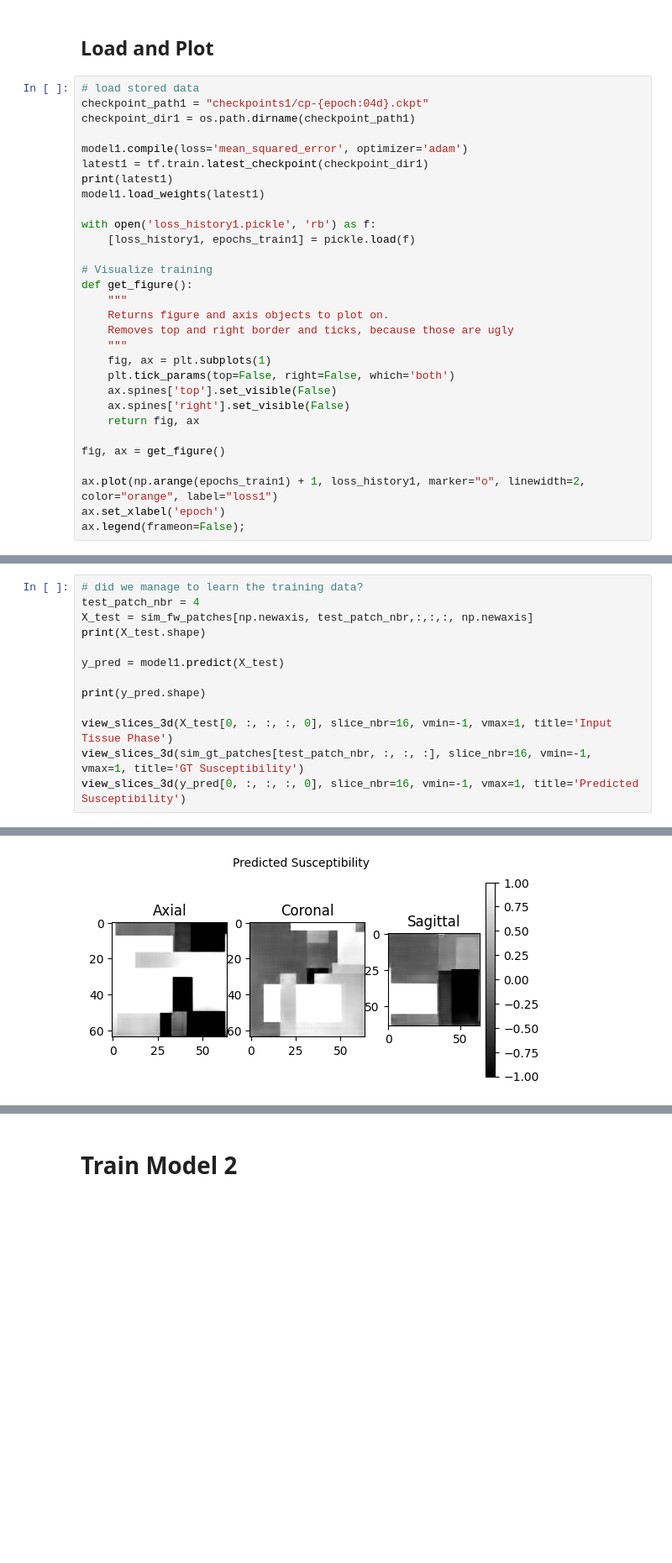
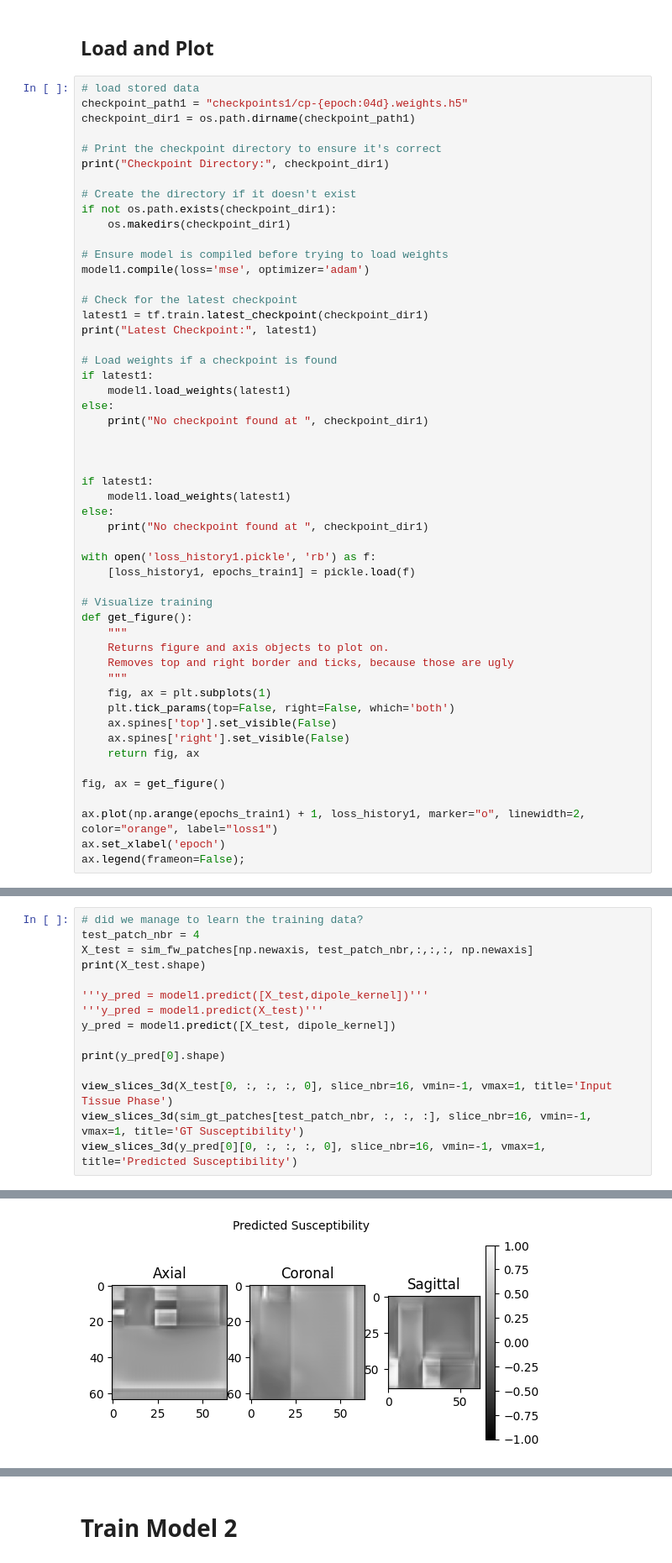
Before and after one commit to JunXinVan/Dynamic-workload-allocation-mechanism-for-content-moderatorss, a Jupyter notebook: “Steffen_Bollman_Deep_learning_QSM_tutorial_OHBM_ipynb”的副本.ipynb, the cells around one changed output, grey strips where cells are left out. Shown at 84% size. Cells and saved outputs as stored; diff of their text form; blank space fills up the shorter version.

```diff
--- a/“Steffen_Bollman_Deep_learning_QSM_tutorial_OHBM_ipynb”的副本.ipynb
+++ b/“Steffen_Bollman_Deep_learning_QSM_tutorial_OHBM_ipynb”的副本.ipynb
@@ -812,13 +1079,35 @@ Epoch 85/110
 ## Load and Plot
 # %%
 # load stored data
-checkpoint_path1 = "checkpoints1/cp-{epoch:04d}.ckpt"
+checkpoint_path1 = "checkpoints1/cp-{epoch:04d}.weights.h5"
 checkpoint_dir1 = os.path.dirname(checkpoint_path1)
 
-model1.compile(loss='mean_squared_error', optimizer='adam')
+# Print the checkpoint directory to ensure it's correct
+print("Checkpoint Directory:", checkpoint_dir1)
+
+# Create the directory if it doesn't exist
+if not os.path.exists(checkpoint_dir1):
+    os.makedirs(checkpoint_dir1)
+
+# Ensure model is compiled before trying to load weights
+model1.compile(loss='mse', optimizer='adam')
+
+# Check for the latest checkpoint
 latest1 = tf.train.latest_checkpoint(checkpoint_dir1)
-print(latest1)
-model1.load_weights(latest1)
+print("Latest Checkpoint:", latest1)
+
+# Load weights if a checkpoint is found
+if latest1:
+    model1.load_weights(latest1)
+else:
+    print("No checkpoint found at ", checkpoint_dir1)
+
+
+
+if latest1:
+    model1.load_weights(latest1)
+else:
+    print("No checkpoint found at ", checkpoint_dir1)
 
 with open('loss_history1.pickle', 'rb') as f:
     [loss_history1, epochs_train1] = pickle.load(f)
@@ -849,12 +1142,14 @@ test_patch_nbr = 4
 X_test = sim_fw_patches[np.newaxis, test_patch_nbr,:,:,:, np.newaxis]
 print(X_test.shape)
 
-y_pred = model1.predict(X_test)
+'''y_pred = model1.predict([X_test,dipole_kernel])'''
+'''y_pred = model1.predict(X_test)'''
+y_pred = model1.predict([X_test, dipole_kernel])
 
-print(y_pred.shape)
+print(y_pred[0].shape)
 
 view_slices_3d(X_test[0, :, :, :, 0], slice_nbr=16, vmin=-1, vmax=1, title='Input Tissue Phase')
 view_slices_3d(sim_gt_patches[test_patch_nbr, :, :, :], slice_nbr=16, vmin=-1, vmax=1, title='GT Susceptibility')
-view_slices_3d(y_pred[0, :, :, :, 0], slice_nbr=16, vmin=-1, vmax=1, title='Predicted Susceptibility')
+view_slices_3d(y_pred[0][0, :, :, :, 0], slice_nbr=16, vmin=-1, vmax=1, title='Predicted Susceptibility')
 # %% [output]
 (1, 64, 64, 64, 1)
@@ -868,4 +1163,4 @@ Matrix size: (64, 64, 64)
-[figure, old version]
+[figure, new version]
 # %%
 # and predicting on the full data?
 X_test = sim_fw_full[np.newaxis, :, :, :, np.newaxis]
```
Also changed, not shown: parts of 32 cells of this notebook.
